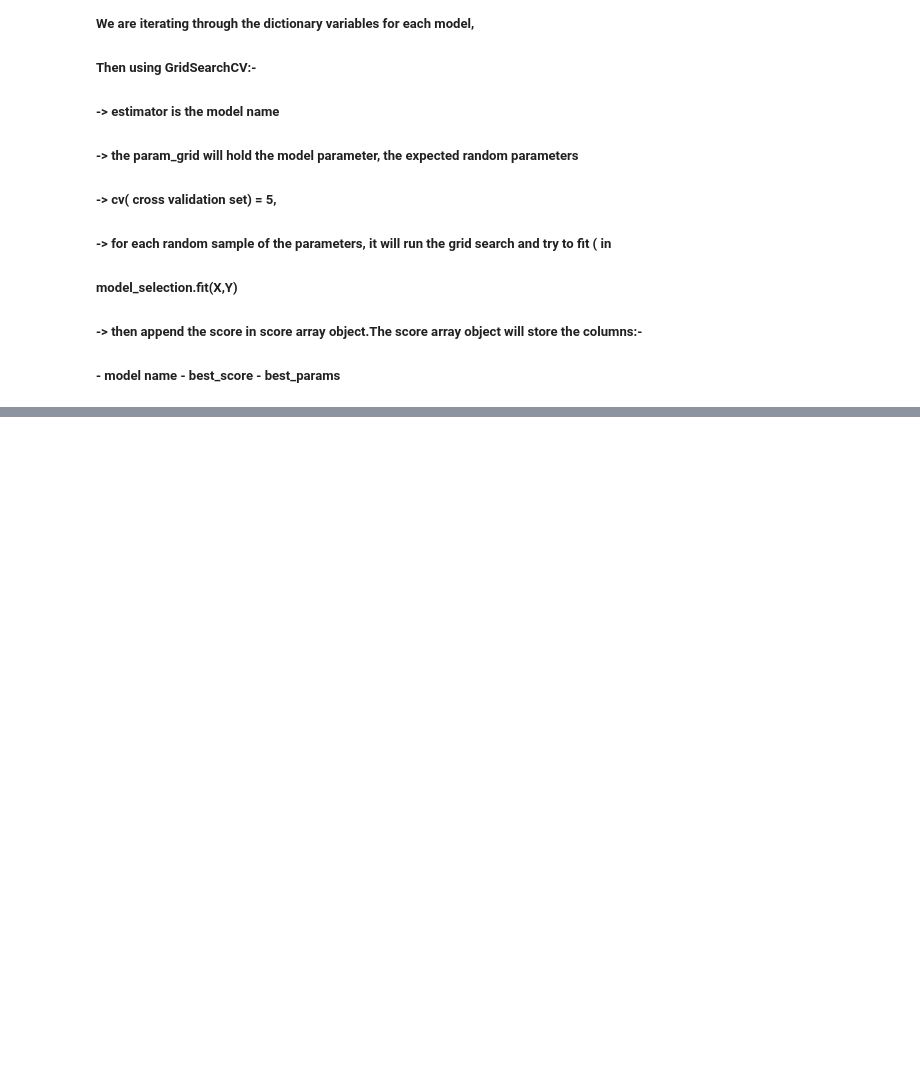
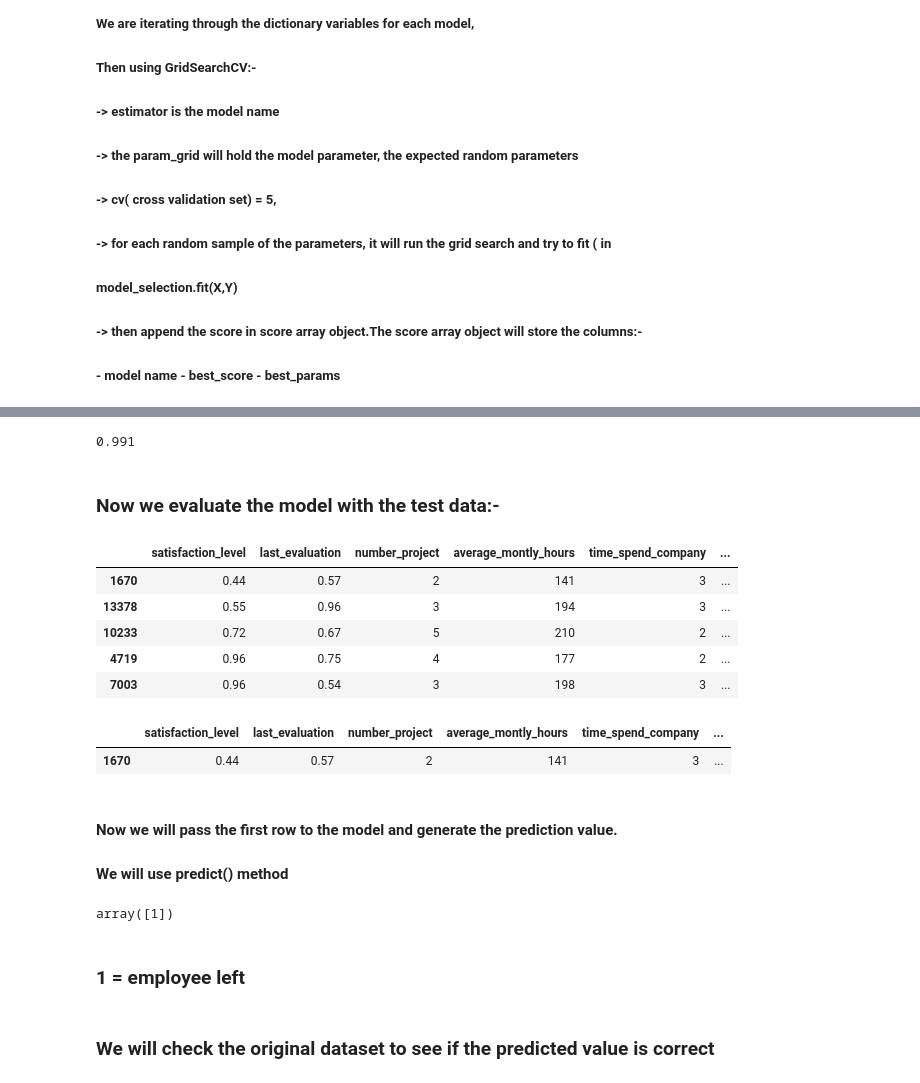
Before and after one commit to StringAna/ML_Projects, a Jupyter notebook: Feature_Engineering_and_Model_Building.ipynb, the cells around one changed output, grey strips where cells are left out. Drawn from its saved outputs; the diff is of its cells as text; code cells hidden in the pictures; blank space fills up the shorter version.

```diff
--- a/Feature_Engineering_and_Model_Building.ipynb
+++ b/Feature_Engineering_and_Model_Building.ipynb
@@ -349,0 +397,32 @@ scores
+# %%
+model_xgb.score(X_test,Y_test)
+# %% [output]
+0.991
+# %% [markdown]
+### Now we evaluate the model with the test data:-
+# %%
+X_test.head()
+# %% [output]
+|  | satisfaction_level | last_evaluation | number_project | average_montly_hours | time_spend_company | ... |
+| 1670 | 0.44 | 0.57 | 2 | 141 | 3 | ... |
+| 13378 | 0.55 | 0.96 | 3 | 194 | 3 | ... |
+| 10233 | 0.72 | 0.67 | 5 | 210 | 2 | ... |
+| 4719 | 0.96 | 0.75 | 4 | 177 | 2 | ... |
+| 7003 | 0.96 | 0.54 | 3 | 198 | 3 | ... |
+# %%
+#checking the 1st row:
+X_test[:1]
+# %% [output]
+|  | satisfaction_level | last_evaluation | number_project | average_montly_hours | time_spend_company | ... |
+| 1670 | 0.44 | 0.57 | 2 | 141 | 3 | ... |
+# %% [markdown]
+#### Now we will pass the first row to the model and generate the prediction value.
+#### We will use predict() method
+# %%
+model_xgb.predict(X_test[:1])
+# %% [output]
+array([1])
+# %% [markdown]
+### 1 = employee left
+# %% [markdown]
+### We will check the original dataset to see if the predicted value is correct
```
Also changed, not shown: parts of 15 cells of this notebook.
